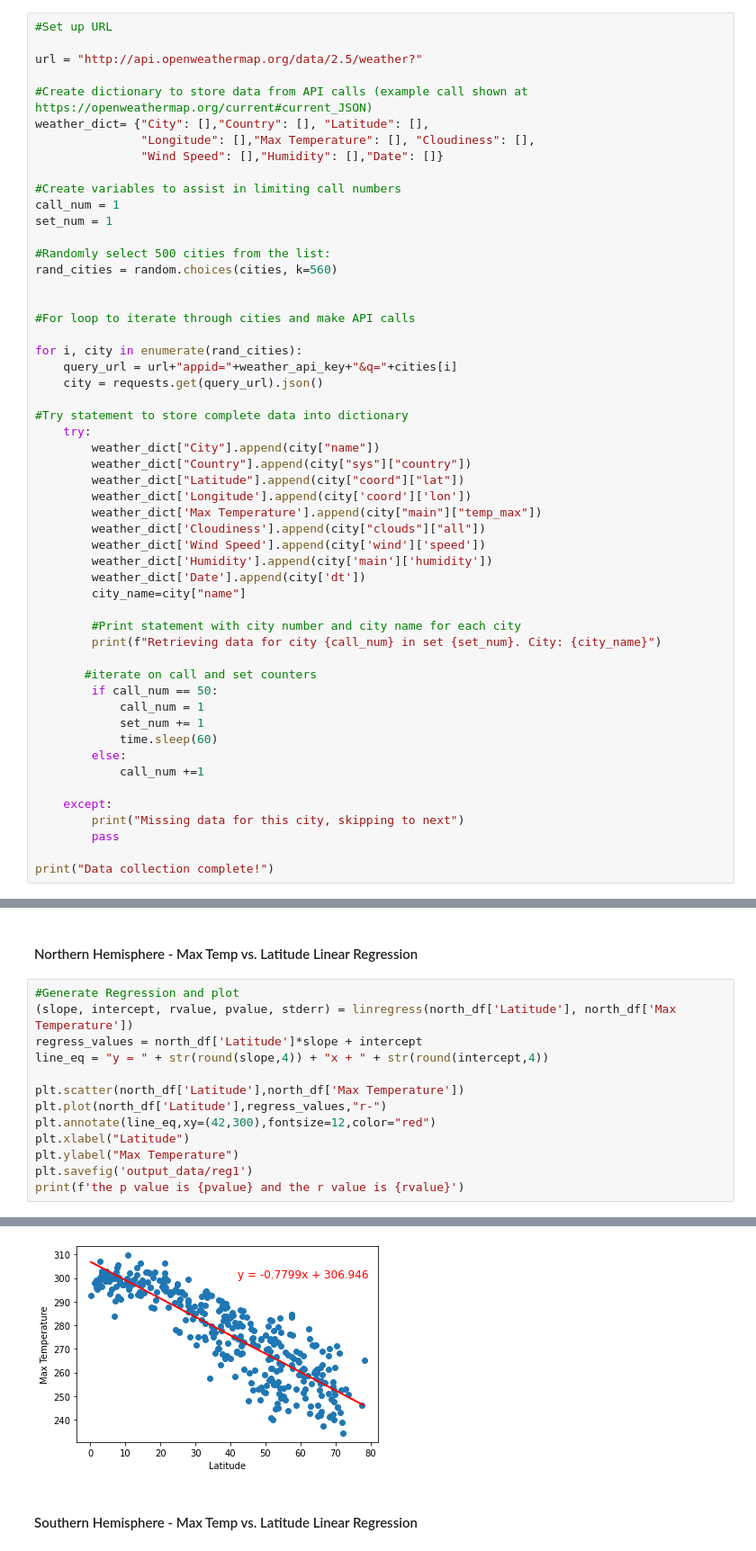
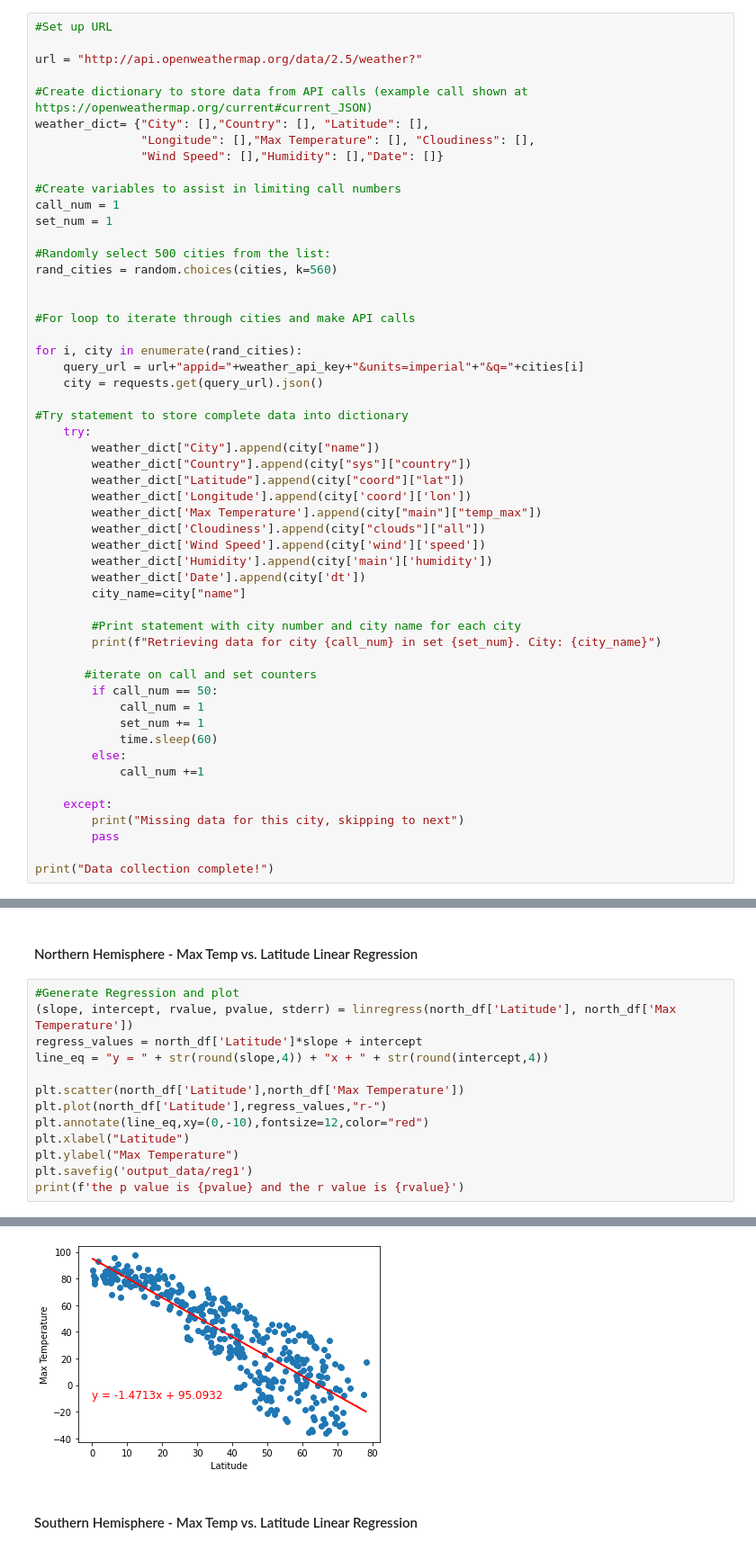
Before and after one commit to NeilTipton193/python-API-challenge, a Jupyter notebook: python-API-challenge-main/WeatherPy/starter_code/WeatherPy.ipynb, the cells around one changed output, grey strips where cells are left out. Shown: that part at 90% size. Saved outputs shown, nothing was run; the diff lists cells and outputs as text.

```diff
--- a/python-API-challenge-main/WeatherPy/starter_code/WeatherPy.ipynb
+++ b/python-API-challenge-main/WeatherPy/starter_code/WeatherPy.ipynb
@@ -78,7 +78,7 @@ rand_cities = random.choices(cities, k=560)
 #For loop to iterate through cities and make API calls
 
 for i, city in enumerate(rand_cities):
-    query_url = url+"appid="+weather_api_key+"&q="+cities[i]
+    query_url = url+"appid="+weather_api_key+"&units=imperial"+"&q="+cities[i]
     city = requests.get(query_url).json()
 
 #Try statement to store complete data into dictionary
@@ -246,7 +246,7 @@ line_eq = "y = " + str(round(slope,4)) + "x + " + str(round(intercept,4))
 
 plt.scatter(north_df['Latitude'],north_df['Max Temperature'])
 plt.plot(north_df['Latitude'],regress_values,"r-")
-plt.annotate(line_eq,xy=(42,300),fontsize=12,color="red")
+plt.annotate(line_eq,xy=(0,-10),fontsize=12,color="red")
 plt.xlabel("Latitude")
 plt.ylabel("Max Temperature")
 plt.savefig('output_data/reg1')
@@ -256,4 +256,4 @@ the p value is 5.9440786481841024e-114 and the r value is -0.8734794062637535
-[figure, old version]
+[figure, new version]
 # %% [markdown]
 ####  Southern Hemisphere - Max Temp vs. Latitude Linear Regression
 # %%
```
Also changed, not shown: parts of 16 cells of this notebook, 13 other files.
